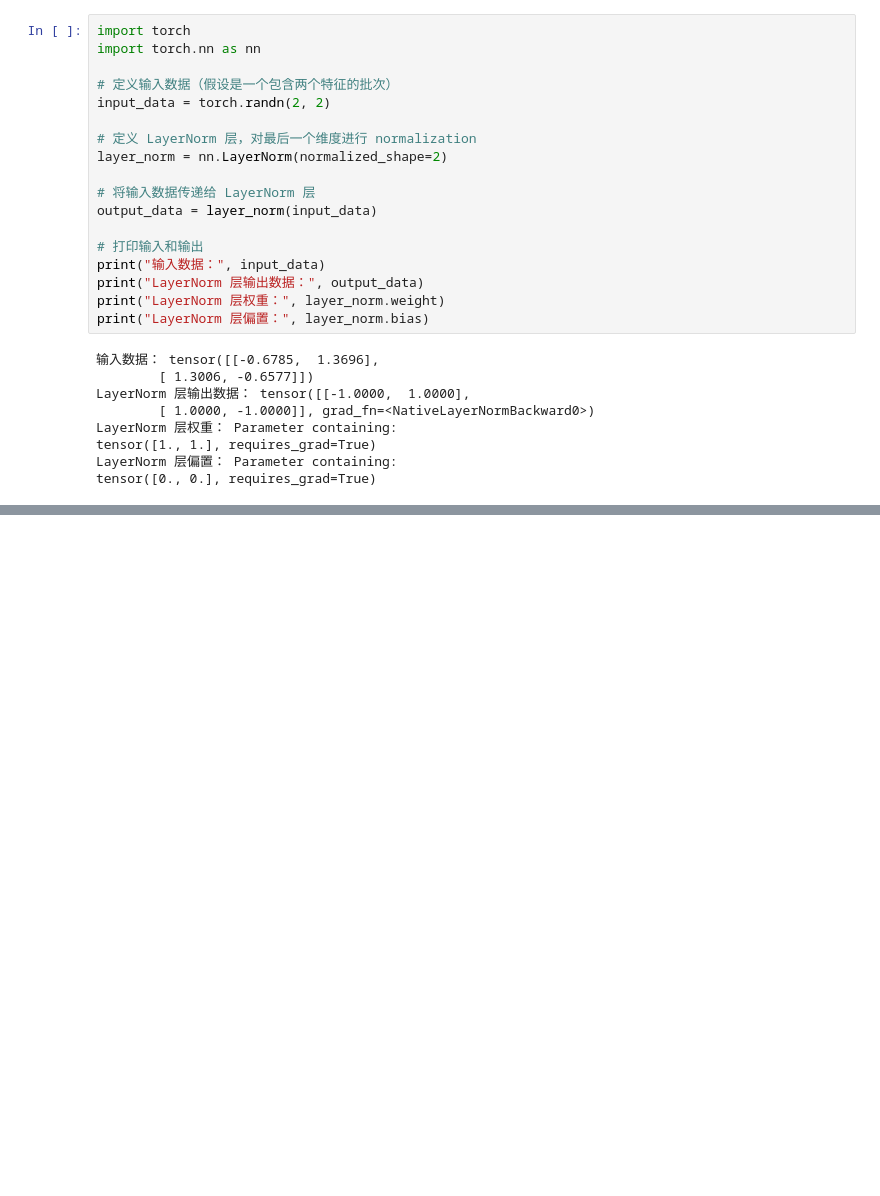
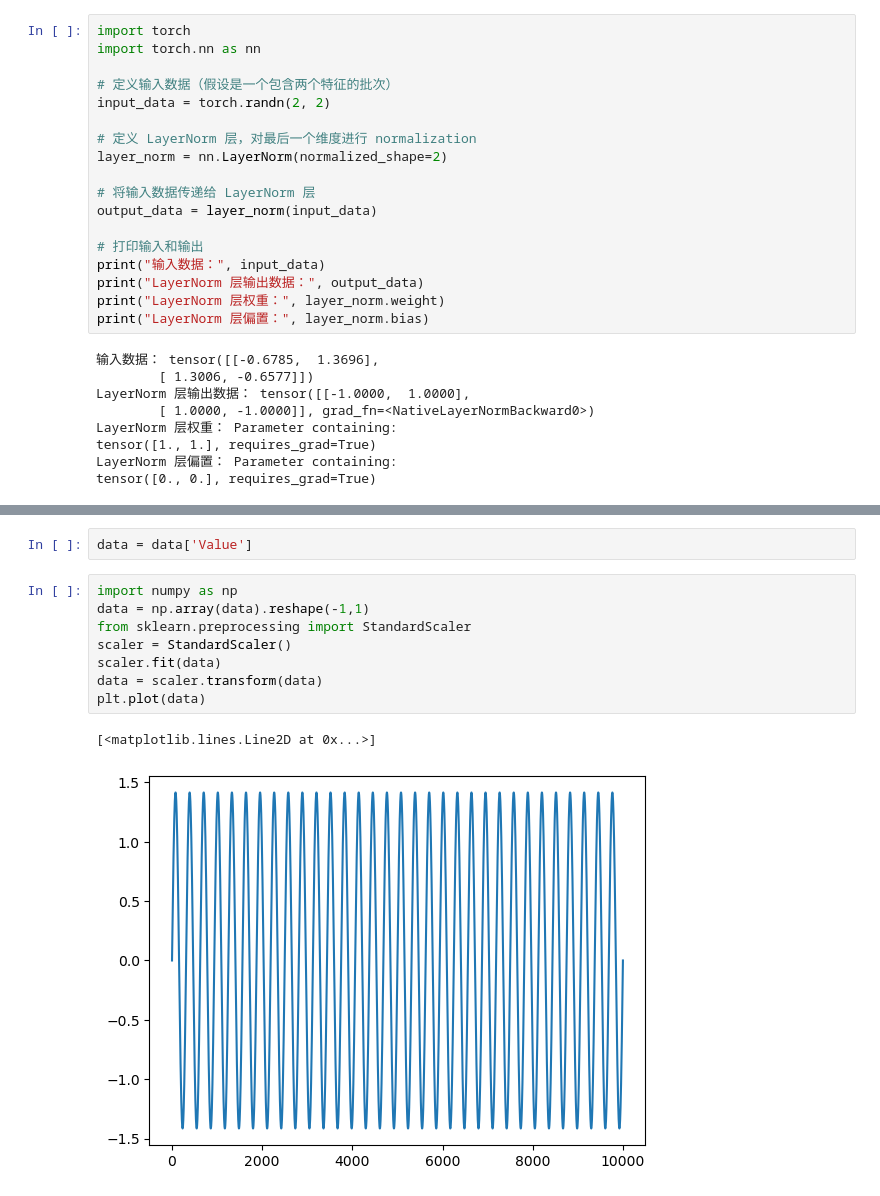
Before and after one commit to wangchz13/Anomaly-Transformer, a Jupyter notebook: test.ipynb, the cells around one changed output, grey strips where cells are left out. Cells and saved outputs as stored; diff of their text form; blank space fills up the shorter version.

```diff
--- a/test.ipynb
+++ b/test.ipynb
@@ -207,0 +214,13 @@ for head_index in range(8):
+# %%
+data = data['Value']
+# %%
+import numpy as np
+data = np.array(data).reshape(-1,1)
+from sklearn.preprocessing import StandardScaler
+scaler = StandardScaler()
+scaler.fit(data)
+data = scaler.transform(data)
+plt.plot(data)
+# %% [output]
+[<matplotlib.lines.Line2D at 0x...>]
+[figure, added]
```
Also changed, not shown: parts of 9 cells of this notebook, 2 other files.
